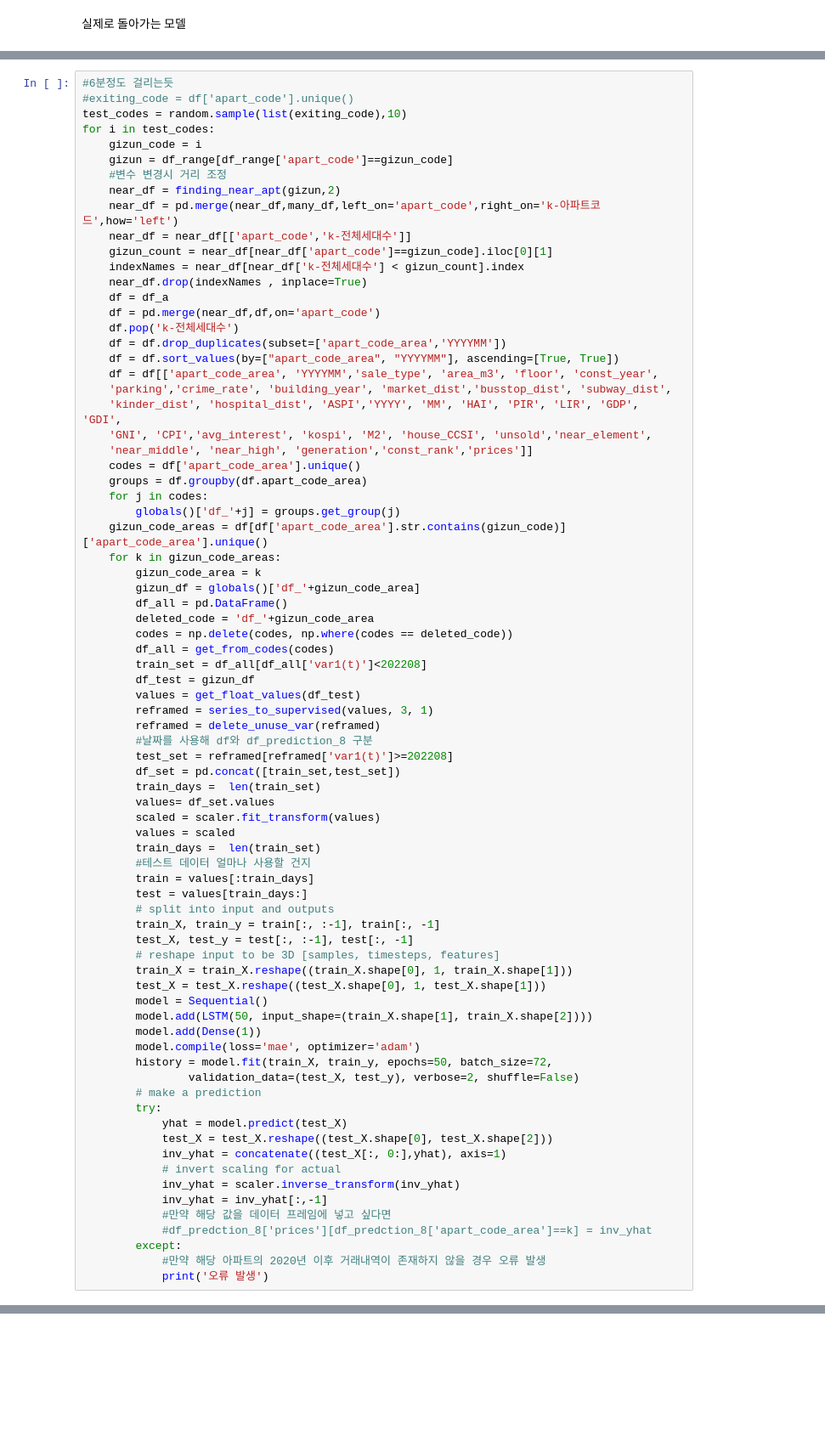
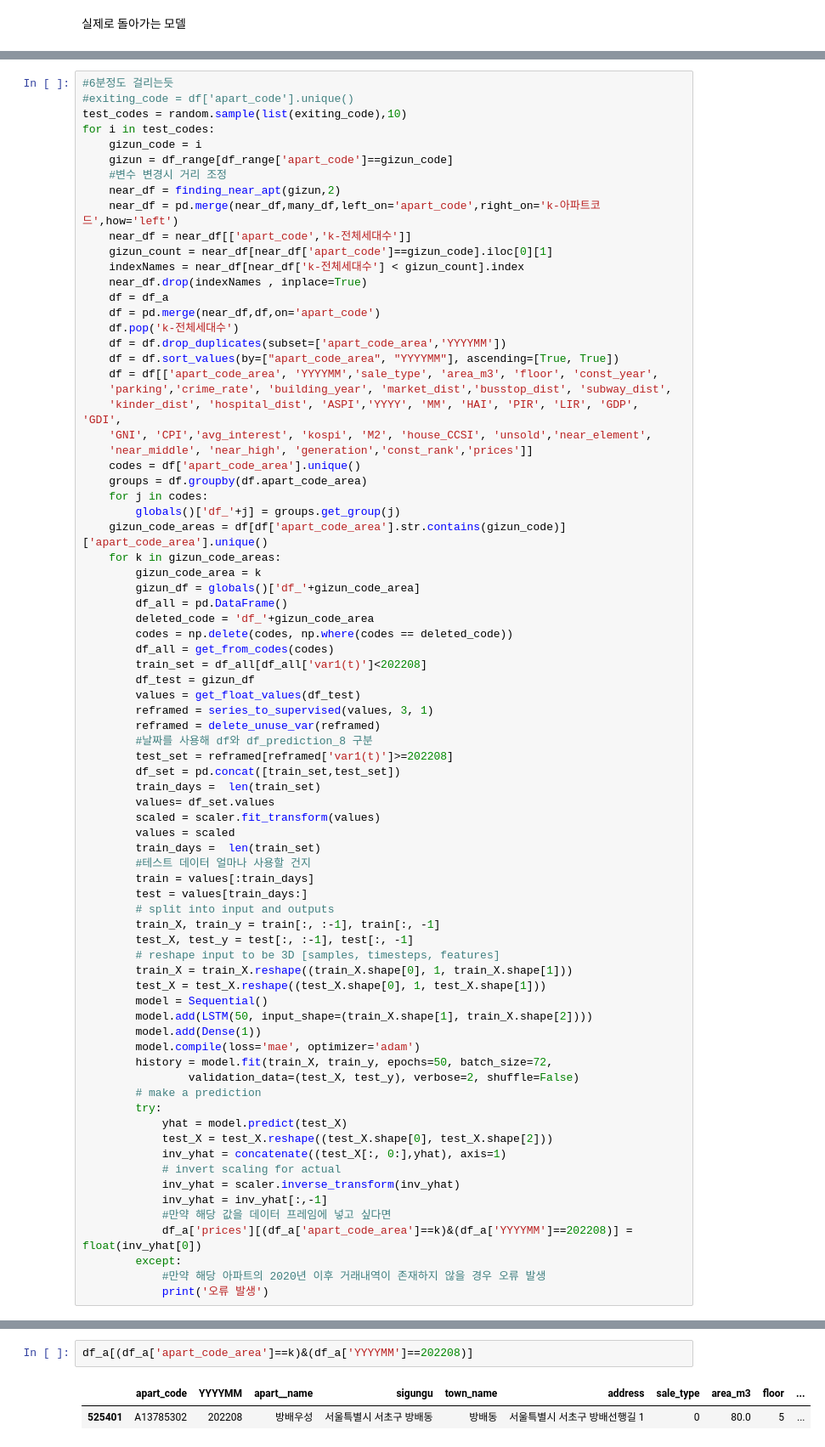
Before and after one commit to tnqkrthsus2/house-price-predict, a Jupyter notebook: lstm최종/8.22 예측.ipynb, the cells around one changed output, grey strips where cells are left out. Shown: that part at 85% size. Drawn from its saved outputs; the diff is of its cells as text; blank space fills up the shorter version.

```diff
--- a/lstm최종/8.22 예측.ipynb
+++ b/lstm최종/8.22 예측.ipynb
@@ -286,7 +295,7 @@ for i in test_codes:
             inv_yhat = scaler.inverse_transform(inv_yhat)
             inv_yhat = inv_yhat[:,-1]
             #만약 해당 값을 데이터 프레임에 넣고 싶다면
-            #df_predction_8['prices'][df_predction_8['apart_code_area']==k] = inv_yhat
+            df_a['prices'][(df_a['apart_code_area']==k)&(df_a['YYYYMM']==202208)] = float(inv_yhat[0])
         except:
             #만약 해당 아파트의 2020년 이후 거래내역이 존재하지 않을 경우 오류 발생
             print('오류 발생')
@@ -332,0 +428,5 @@ train_set
+# %%
+df_a[(df_a['apart_code_area']==k)&(df_a['YYYYMM']==202208)]
+# %% [output]
+|  | apart_code | YYYYMM | apart__name | sigungu | town_name | address | sale_type | area_m3 | floor | ... |
+| 525401 | A13785302 | 202208 | 방배우성 | 서울특별시 서초구 방배동 | 방배동 | 서울특별시 서초구 방배선행길 1 | 0 | 80.0 | 5 | ... |
```
Also changed, not shown: parts of 23 cells of this notebook.
